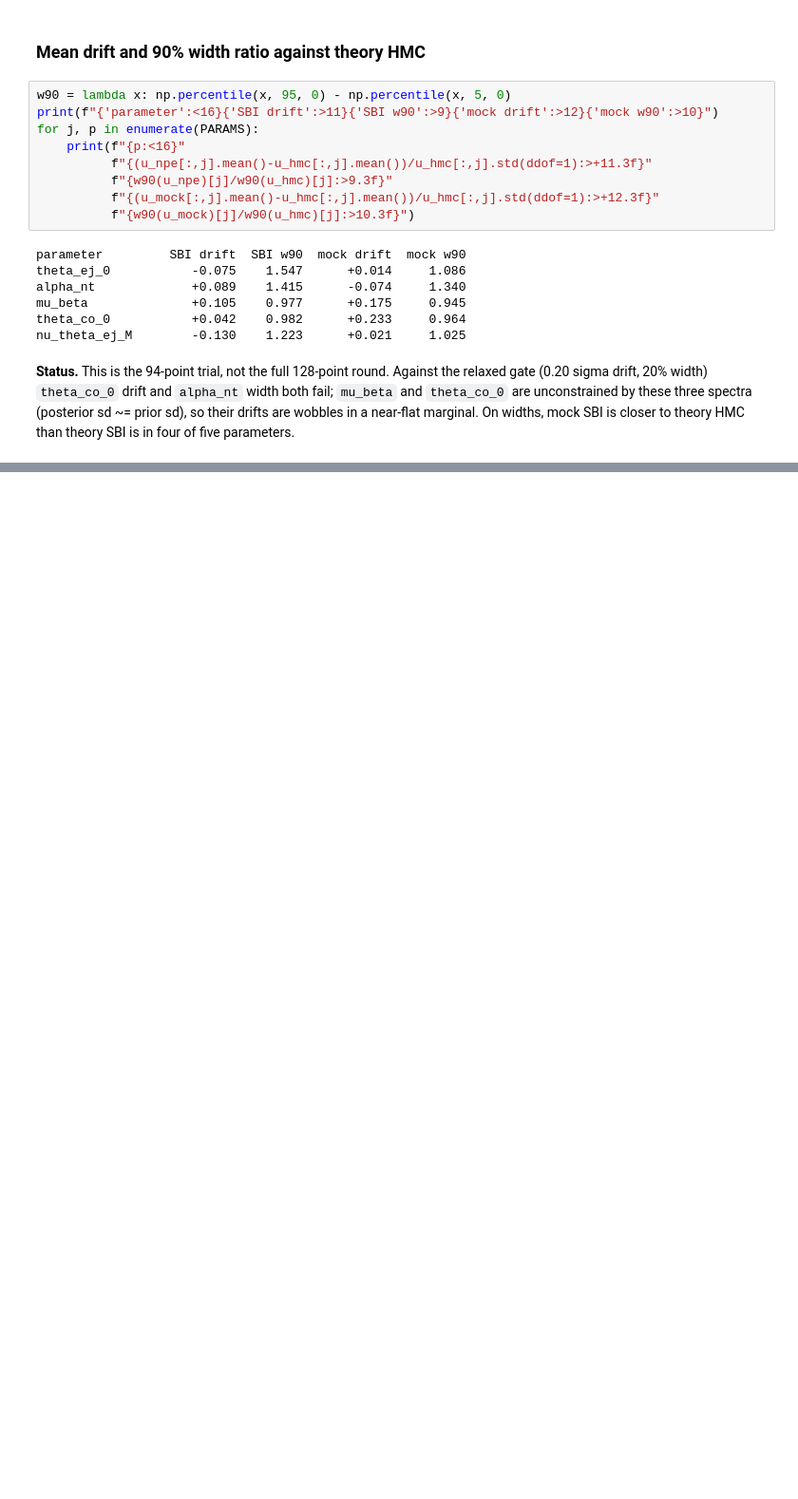
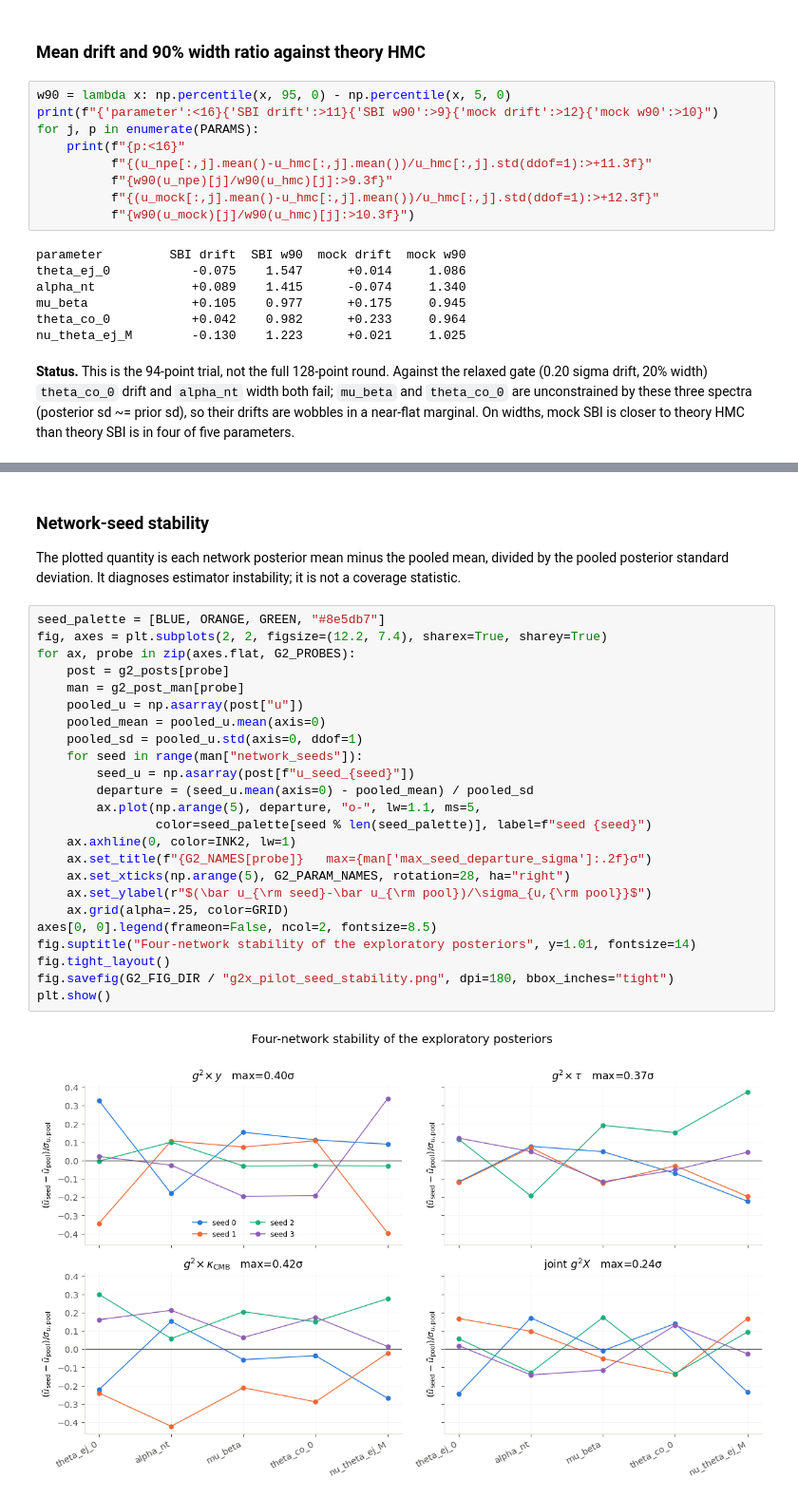
Before and after one commit to shivampcosmo/GODMAX, a Jupyter notebook: notebooks/SBI_validate/07_mock_sbi_snle/00_overview.ipynb, the cells around one changed output, grey strips where cells are left out. Shown at 95% size. Cells and saved outputs as stored; diff of their text form; blank space fills up the shorter version.

```diff
--- a/notebooks/SBI_validate/07_mock_sbi_snle/00_overview.ipynb
+++ b/notebooks/SBI_validate/07_mock_sbi_snle/00_overview.ipynb
@@ -161,0 +368,32 @@ theory HMC than theory SBI is in four of five parameters.
+# %% [markdown]
+### Network-seed stability
+
+The plotted quantity is each network posterior mean minus the pooled mean, divided by
+the pooled posterior standard deviation. It diagnoses estimator instability; it is not
+a coverage statistic.
+# %%
+seed_palette = [BLUE, ORANGE, GREEN, "#8e5db7"]
+fig, axes = plt.subplots(2, 2, figsize=(12.2, 7.4), sharex=True, sharey=True)
+for ax, probe in zip(axes.flat, G2_PROBES):
+    post = g2_posts[probe]
+    man = g2_post_man[probe]
+    pooled_u = np.asarray(post["u"])
+    pooled_mean = pooled_u.mean(axis=0)
+    pooled_sd = pooled_u.std(axis=0, ddof=1)
+    for seed in range(man["network_seeds"]):
+        seed_u = np.asarray(post[f"u_seed_{seed}"])
+        departure = (seed_u.mean(axis=0) - pooled_mean) / pooled_sd
+        ax.plot(np.arange(5), departure, "o-", lw=1.1, ms=5,
+                color=seed_palette[seed % len(seed_palette)], label=f"seed {seed}")
+    ax.axhline(0, color=INK2, lw=1)
+    ax.set_title(f"{G2_NAMES[probe]}   max={man['max_seed_departure_sigma']:.2f}σ")
+    ax.set_xticks(np.arange(5), G2_PARAM_NAMES, rotation=28, ha="right")
+    ax.set_ylabel(r"$(\bar u_{\rm seed}-\bar u_{\rm pool})/\sigma_{u,{\rm pool}}$")
+    ax.grid(alpha=.25, color=GRID)
+axes[0, 0].legend(frameon=False, ncol=2, fontsize=8.5)
+fig.suptitle("Four-network stability of the exploratory posteriors", y=1.01, fontsize=14)
+fig.tight_layout()
+fig.savefig(G2_FIG_DIR / "g2x_pilot_seed_stability.png", dpi=180, bbox_inches="tight")
+plt.show()
+# %% [output]
+[figure, added]
```
Also changed, not shown: parts of 14 cells of this notebook.
